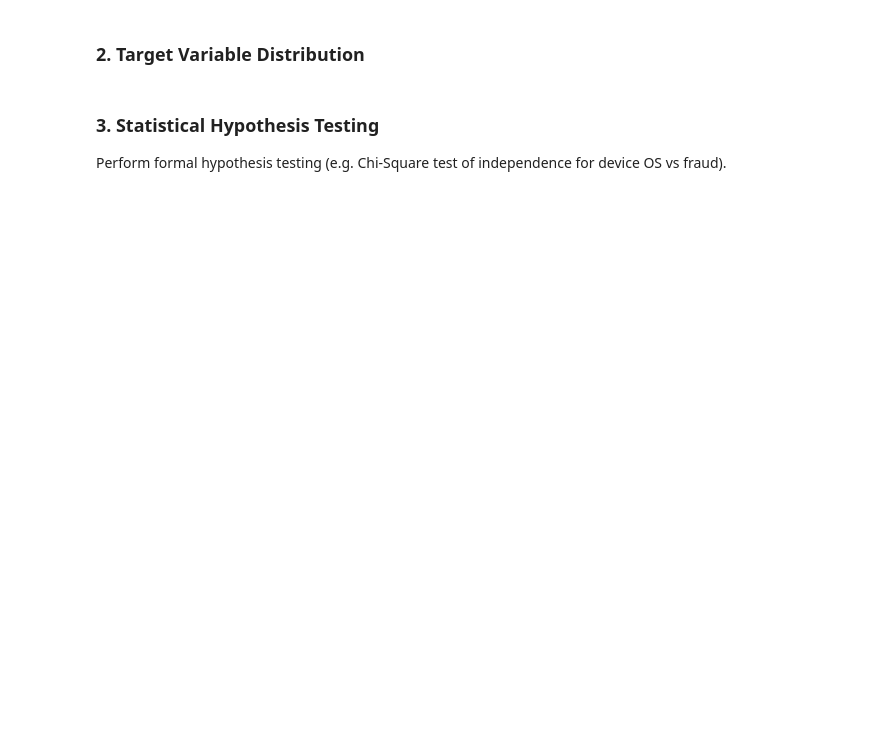
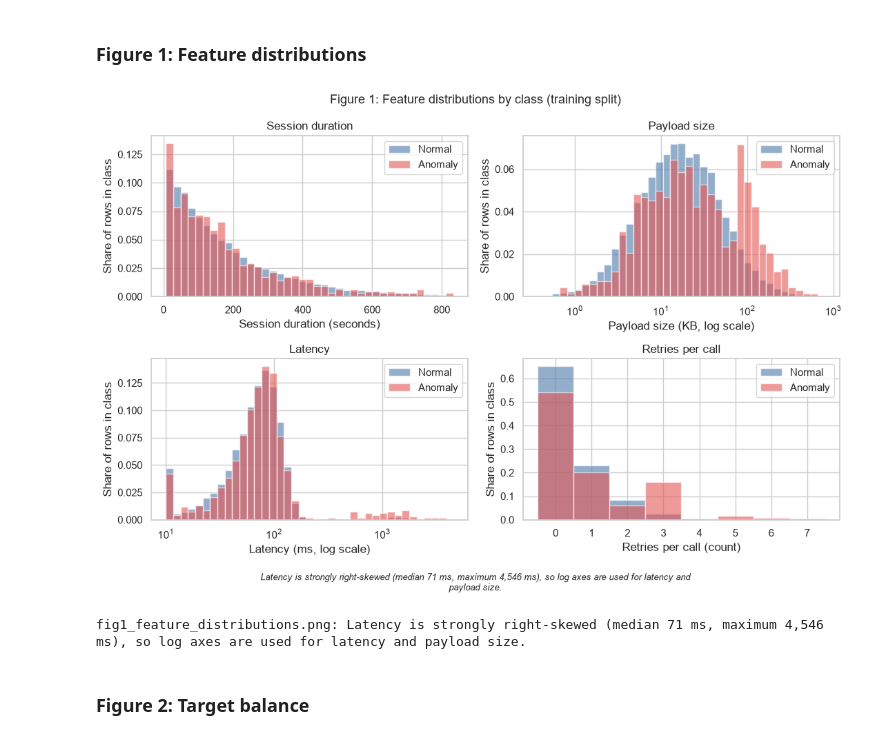
Before and after one commit to abhishekadbhute-create/abhishek-attenomy-ml-internship, a Jupyter notebook: notebooks/02_eda.ipynb, the cells around one changed output. Saved outputs shown, nothing was run; the diff lists cells and outputs as text; code cells hidden in the pictures; blank space fills up the shorter version.

Commit message:
feat: add EDA notebook with 8 figures

```diff
--- a/notebooks/02_eda.ipynb
+++ b/notebooks/02_eda.ipynb
@@ -6,13 +0,0 @@
-# %%
-import os
-
-import matplotlib.pyplot as plt
-import pandas as pd
-import seaborn as sns
-from scipy import stats
-
-# Plotting style configuration
-plt.style.use('seaborn-v0_8-whitegrid')
-plt.rcParams['font.family'] = 'sans-serif'
-plt.rcParams['figure.dpi'] = 120
-print('Visualization libraries initialized.')
@@ -28,2 +58,48 @@ df.info()
+# %% [markdown]
+### Figure 1: Feature distributions
+# %%
+fig, axes = plt.subplots(2, 2, figsize=(11, 7))
+specs = [
+    ("session_duration_sec", "Session duration (seconds)", False),
+    ("payload_size_kb", "Payload size (KB, log scale)", True),
+    ("latency_ms", "Latency (ms, log scale)", True),
+    ("retry_count", "Retries per call (count)", False),
+]
+for ax, (col, label, log) in zip(axes.ravel(), specs):
+    values = train[col].dropna()
+    if col == "retry_count":
+        bins = np.arange(-0.5, values.max() + 1.5, 1)
+    elif log:
+        bins = np.logspace(np.log10(values.min()), np.log10(values.max()), 40)
+    else:
+        bins = np.linspace(values.min(), values.max(), 40)
+    for data, color, name in ((normal, NORMAL, "Normal"), (anomal, ANOMALY, "Anomaly")):
+        x = data[col].dropna()
+        ax.hist(
+            x,
+            bins=bins,
+            weights=np.ones(len(x)) / len(x),
+            alpha=0.6,
+            color=color,
+            label=name,
+        )
+    if log:
+        ax.set_xscale("log")
+    ax.set_xlabel(label)
+    ax.set_ylabel("Share of rows in class")
+    ax.set_title(label.split(" (")[0])
+    ax.legend()
+fig.suptitle("Figure 1: Feature distributions by class (training split)", fontsize=13)
+fig.tight_layout()
+lat = train["latency_ms"]
+finish(
+    fig,
+    "fig1_feature_distributions.png",
+    f"Latency is strongly right-skewed (median {lat.median():.0f} ms, maximum "
+    f"{lat.max():,.0f} ms), so log axes are used for latency and payload size.",
+)
+# %% [output]
+[figure, added]
+fig1_feature_distributions.png: Latency is strongly right-skewed (median 71 ms, maximum 4,546 ms), so log axes are used for latency and payload size.
 # %% [markdown]
-### 2. Target Variable Distribution
+### Figure 2: Target balance
@@ -38,3 +105,0 @@ if target_col in df.columns:
-# %% [markdown]
-### 3. Statistical Hypothesis Testing
-Perform formal hypothesis testing (e.g. Chi-Square test of independence for device OS vs fraud).
```
Also changed, not shown: parts of 23 cells of this notebook, 8 other files.
